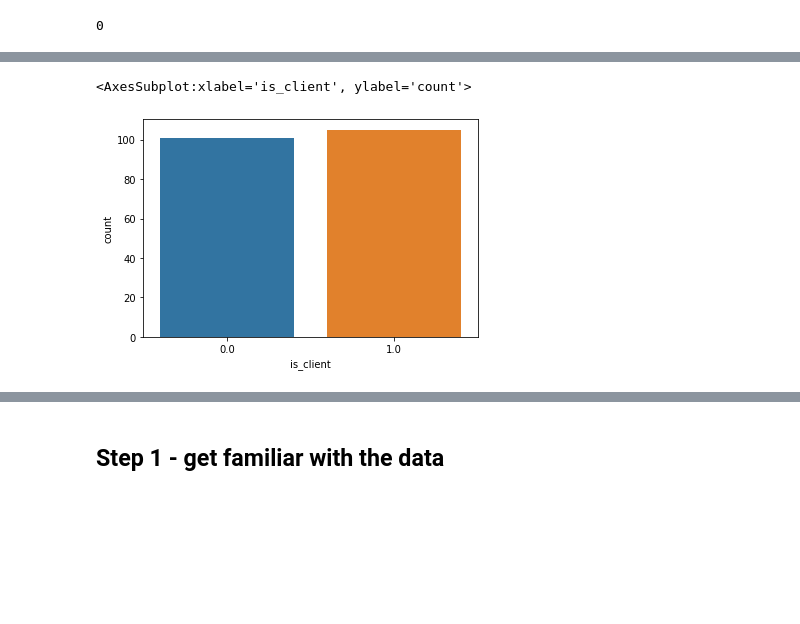
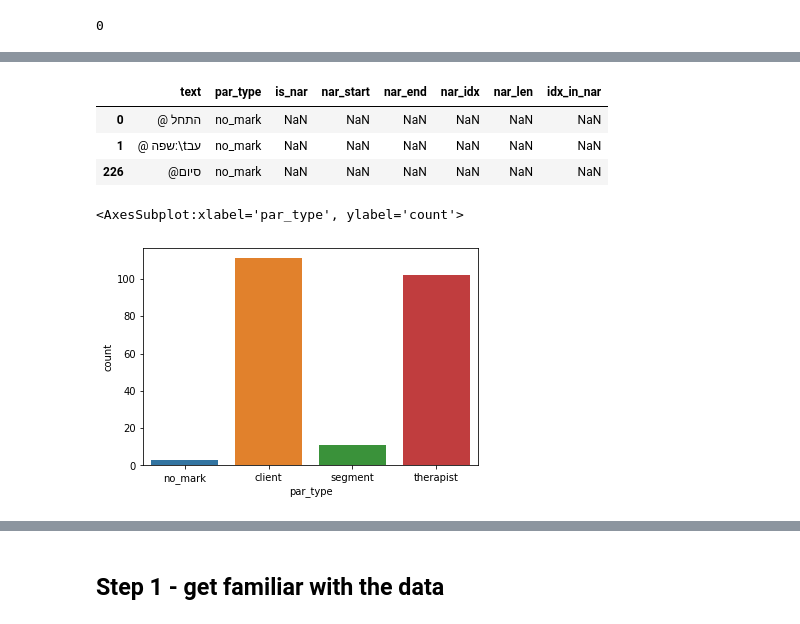
Before and after one commit to Sofy34/personal_strudy, a Jupyter notebook: thesis/01_initial_file.ipynb, the cells around one changed output, grey strips where cells are left out. Drawn from its saved outputs; the diff is of its cells as text; code cells hidden in the pictures; blank space fills up the shorter version.

Commit message:
fix paragraph processing and addition to par_db, add plots

```diff
--- a/thesis/01_initial_file.ipynb
+++ b/thesis/01_initial_file.ipynb
@@ -123,38 +125,57 @@ par_db.shape[0]
 # %% [output]
 0
 # %%
-def get_par_speaker_erase(par,doc_idx):
+def add_length_of_paragraphs(_df):
+    df = _df.copy()
+    df['par_len'] = df['text'].str.len()
+    return df
+
+def clean_text(_df):
+    df= _df.copy()
+    df['text'] = df['text'].replace(b"<br />", b" ")
+    df['text'] = df['text'].replace("n\\",' ')
+    df['text'] = df['text'].replace("[@,#]*",' ')
+    return df
+
+def get_par_type_erase(par,doc_idx):
     client_tag = doc_db.loc[doc_idx,'client_tag']
     therapist_tag = doc_db.loc[doc_idx,'therapist_tag']
     if client_tag in par:
         par = par.replace(client_tag, '')
-        return par,1
+        return par,'client'
     if therapist_tag in par:
         par = par.replace(therapist_tag, '')
-        return par,0
-    return '',-1
+        return par,'therapist'
+    if re.search(r"דקה.*סגמנט",par):
+        return par,'segment'
+    return par,'no_mark'
 
 def add_paragraphs_to_db(doc_idx,par_db):
     doc = docx.Document(doc_db.loc[doc_idx,'path'])
     inside_narrative  = 0
     narrative_idx = 0
     idx_in_nar = 0
+    pre_par_speaker = ''
     for i,par in enumerate(doc.paragraphs):
         curr_par_db_idx = par_db.shape[0]
-        text,is_client = get_par_speaker_erase(par.text,doc_idx)
-        if is_client == -1:
-            continue
-        par_db.loc[curr_par_db_idx,'is_client'] = is_client
+        text,par_type = get_par_type_erase(par.text,doc_idx)
         par_db.loc[curr_par_db_idx,'text'] = text
+        par_db.loc[curr_par_db_idx,'par_type'] = par_type
+        if par_type == 'no_mark':
+            if curr_par_db_idx-1 in par_db.index and par_db.loc[curr_par_db_idx-1,'par_type']=='segment':
+                par_db.loc[curr_par_db_idx,'par_type'] = par_db.loc[curr_par_db_idx-2,'par_type']
+        if par_db.loc[curr_par_db_idx,'par_type'] in ['segment','no_mark']:
+            print("skipping for entry {} type {} text {}".format(curr_par_db_idx,par_db.loc[curr_par_db_idx,'par_type'],text))
+            continue # skip parahraph processing
         if START_CHAR in par.text:
             inside_narrative = 1
+            idx_in_nar = 0
             narrative_idx+=1
-            idx_in_nar = 0
         par_db.loc[curr_par_db_idx,'is_nar'] = inside_narrative
         par_db.loc[curr_par_db_idx,'nar_idx'] = narrative_idx if (inside_narrative) else None
         par_db.loc[curr_par_db_idx,'idx_in_nar'] = idx_in_nar if (inside_narrative) else None
         idx_in_nar+=1
-        print("before end char [{}] nar idx {} idx_in_nar {}".format(i,narrative_idx,idx_in_nar))
         if END_CHAR in par.text:
+            print ("update nar {} len to {}".format(narrative_idx,idx_in_nar))
             par_db.loc[par_db['nar_idx']==narrative_idx,'nar_len'] = idx_in_nar
             inside_narrative = 0
@@ -190,3 +220,7 @@ print ("{}\n{}".format(str1,str2))
+# %%
+par_db= add_length_of_paragraphs(par_db)
+# %%
+par_db = clean_text(par_db)
 # %%
 par_db
 # %% [output]
@@ -239,8 +280,15 @@ par_db.loc[par_db['nar_idx']==13]
+# %%
+par_db.loc[par_db['par_type']=='no_mark']
+# %% [output]
+|  | text | par_type | is_nar | nar_start | nar_end | nar_idx | nar_len | idx_in_nar |
+| 0 | @ התחל | no_mark | NaN | NaN | NaN | NaN | NaN | NaN |
+| 1 | @ שפה:\tעב | no_mark | NaN | NaN | NaN | NaN | NaN | NaN |
+| 226 | @סיום | no_mark | NaN | NaN | NaN | NaN | NaN | NaN |
 # %%
-sns.countplot(x='is_client',data=par_db)
+sns.countplot(x='par_type',data=par_db)
 # %% [output]
-<AxesSubplot:xlabel='is_client', ylabel='count'>
+<AxesSubplot:xlabel='par_type', ylabel='count'>
-[figure, old version]
+[figure, new version]
 # %%
 sns.countplot(x='is_nar',data=par_db)
 # %% [output]
```
Also changed, not shown: parts of 18 cells of this notebook.
